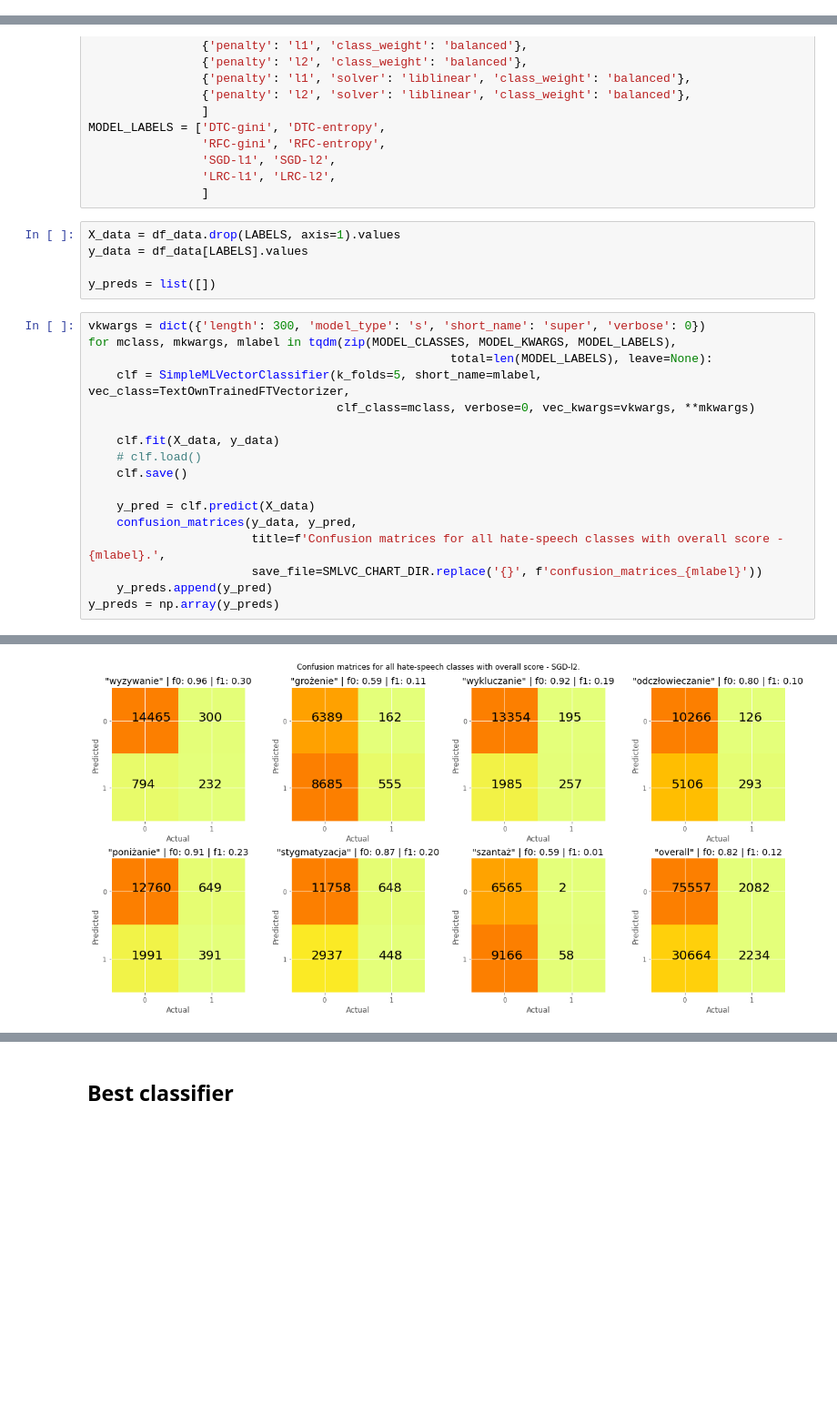
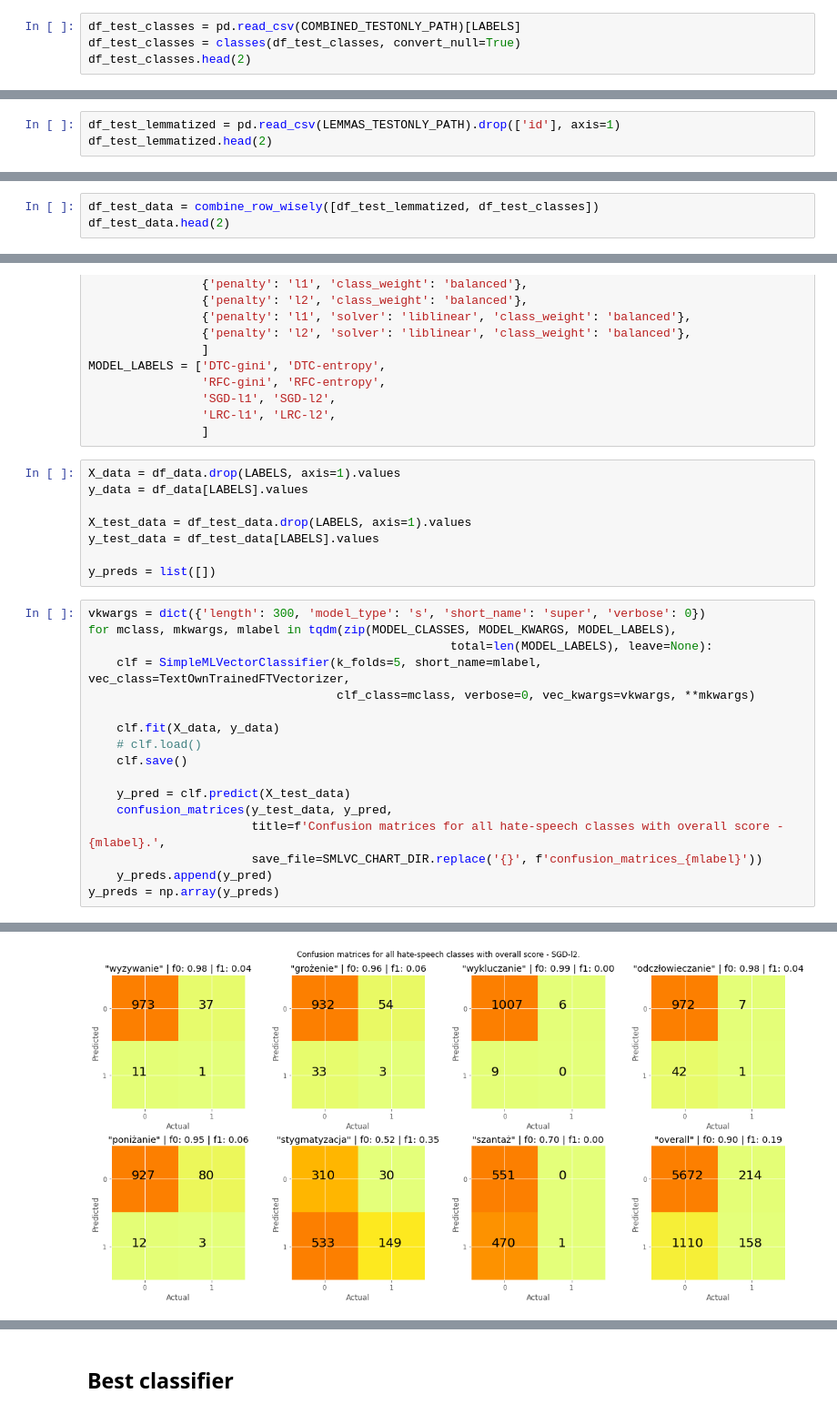
Before and after one commit to kaluzny1995/HSD2.0, a Jupyter notebook: 13. SimpleMLVectorClassifier.ipynb, the cells around one changed output, grey strips where cells are left out. Shown at 91% size. Saved outputs shown, nothing was run; the diff lists cells and outputs as text; blank space fills up the shorter version.

```diff
--- a/13. SimpleMLVectorClassifier.ipynb
+++ b/13. SimpleMLVectorClassifier.ipynb
@@ -46,3 +48,7 @@ df_classes.head(2)
 |  | wyzywanie | grożenie | wykluczanie | odczłowieczanie | poniżanie | stygmatyzacja | szantaż |
 | 0 | 0 | 0 | 0 | 0 | 0 | 0 | 0 |
 | 1 | 0 | 0 | 0 | 0 | 0 | 0 | 0 |
+# %%
+df_test_classes = pd.read_csv(COMBINED_TESTONLY_PATH)[LABELS]
+df_test_classes = classes(df_test_classes, convert_null=True)
+df_test_classes.head(2)
@@ -55,3 +65,6 @@ df_lemmatized.head(2)
 |  | lemmatized |
 | 0 | w czwartek musieć poprawić sąd i ... |
 | 1 | żale nałęcz i riposta macierewicz... |
+# %%
+df_test_lemmatized = pd.read_csv(LEMMAS_TESTONLY_PATH).drop(['id'], axis=1)
+df_test_lemmatized.head(2)
@@ -67,0 +85,3 @@ df_data.head(2)
+# %%
+df_test_data = combine_row_wisely([df_test_lemmatized, df_test_classes])
+df_test_data.head(2)
@@ -91,6 +115,9 @@ MODEL_LABELS = ['DTC-gini', 'DTC-entropy',
 X_data = df_data.drop(LABELS, axis=1).values
 y_data = df_data[LABELS].values
 
+X_test_data = df_test_data.drop(LABELS, axis=1).values
+y_test_data = df_test_data[LABELS].values
+
 y_preds = list([])
 # %%
 vkwargs = dict({'length': 300, 'model_type': 's', 'short_name': 'super', 'verbose': 0})
@@ -103,8 +130,8 @@ for mclass, mkwargs, mlabel in tqdm(zip(MODEL_CLASSES, MODEL_KWARGS, MODEL_LABEL
     # clf.load()
     clf.save()
 
-    y_pred = clf.predict(X_data)
-    confusion_matrices(y_data, y_pred,
+    y_pred = clf.predict(X_test_data)
+    confusion_matrices(y_test_data, y_pred,
                        title=f'Confusion matrices for all hate-speech classes with overall score - {mlabel}.',
                        save_file=SMLVC_CHART_DIR.replace('{}', f'confusion_matrices_{mlabel}'))
     y_preds.append(y_pred)
@@ -128,5 +155,5 @@ Warning : `load_model` does not return WordVectorModel or SupervisedModel any mo
 Warning : `load_model` does not return WordVectorModel or SupervisedModel any more, but a `FastText` object which is very similar.
 Warning : `load_model` does not return WordVectorModel or SupervisedModel any more, but a `FastText` object which is very similar.
-[figure, old version]
+[figure, new version]
 ... (4 outputs left out)
 # %%
```
Also changed, not shown: parts of 17 cells of this notebook, 5 other files.
